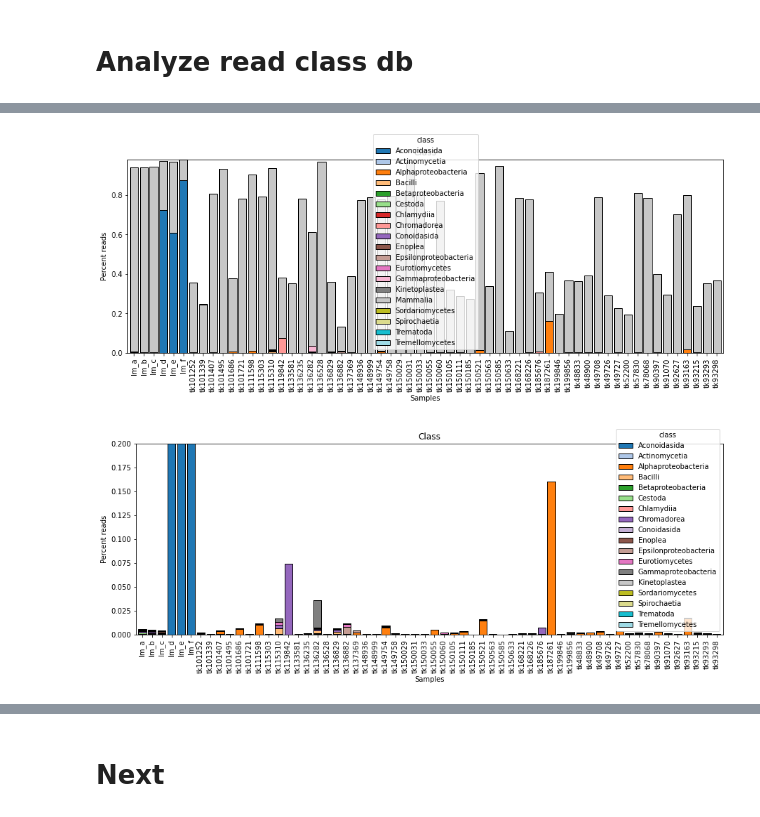
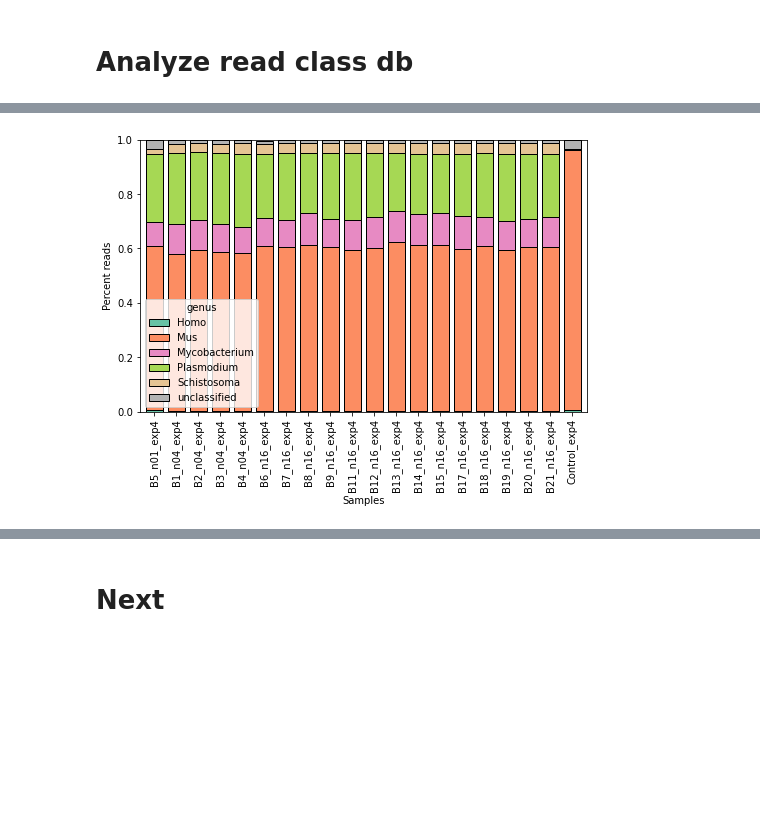
Before and after one commit to nealplatt/pathogen_probes, a Jupyter notebook: code/postseq_analyses.ipynb, the cells around one changed output, grey strips where cells are left out. Drawn from its saved outputs; the diff is of its cells as text; code cells hidden in the pictures; blank space fills up the shorter version.

```diff
--- a/code/postseq_analyses.ipynb
+++ b/code/postseq_analyses.ipynb
@@ -263,5 +294,6 @@ df=pd.read_csv("results/control_kraken2/kraken_reports_wlineages.csv", sep=',')
 # %%
-taxon_num_frags=df.groupby(["sample"])["taxon_num_frags"].sum()
+taxon_num_frags=df.loc[df["kraken_conf"] == 0.0].groupby(["sample"])["taxon_num_frags"].sum()
+
 taxon_num_frags/1_000_000
 # %% [output]
 sample
@@ -290,26 +367,45 @@ np.mean(np.array(taxon_num_frags/1_000_000))
 # %%
-class_agg=df.loc[(df["taxon_num_frags"] > 100)].groupby(['sample','class']).agg({'taxon_num_frags': 'sum'}).reset_index()
+agg=df.loc[ (df["kraken_conf"] == 0.0) & (df['sample'].str.contains("exp4"))].groupby(['sample','genus']).agg({'taxon_num_frags': 'sum'}).reset_index()
 
-class_piv=class_agg.pivot(index="sample", columns="class", values="taxon_num_frags").fillna(0)
+piv=agg.pivot(index="sample", columns="genus", values="taxon_num_frags").fillna(0)
+
 #convert to percentages
-class_piv = class_piv.div(taxon_num_frags, axis=0)
+piv = piv.div(taxon_num_frags.filter(regex="exp4"), axis=0)
 
-fig=class_piv.plot(kind='bar', stacked=True, figsize=(15,5), title="Class", ylabel="Percent reads", xlabel="Samples", width=0.8, ec="black", cmap="tab20")
-#axes[1].legend(loc=2)
 
-fig.figure.savefig('class_w_mammal_gt100reads.svg')
+corder = ["B5_n01_exp4",
+          "B1_n04_exp4",
+          "B2_n04_exp4",
+          "B3_n04_exp4",
+          "B4_n04_exp4",
+          "B6_n16_exp4",
+          "B7_n16_exp4",
+          "B8_n16_exp4",
+          "B9_n16_exp4",
+          "B11_n16_exp4",
+          "B12_n16_exp4",
+          "B13_n16_exp4",
+          "B14_n16_exp4",
+          "B15_n16_exp4",
+          "B17_n16_exp4",
+          "B18_n16_exp4",
+          "B19_n16_exp4",
+          "B20_n16_exp4",
+          "B21_n16_exp4",
+          "Control_exp4"]
+
+piv = piv.reindex(corder, axis=0)
+
+fig=piv.plot(kind='bar',
+             stacked=True,
+             figsize=(8,5),
+             ylabel="Percent reads",
+             xlabel="Samples",
+             width=0.8,
+             ec="black",
+             cmap="Set2",
+             ylim=[0,1])
+fig.figure.savefig('exp4_prop.svg')
+fig.figure.savefig('exp4_prop.png')
 # %% [output]
-[figure, old version]
+[figure, new version]
-# %%
-class_agg=df.loc[(df["class"] != "Mammalia") & (df["taxon_num_frags"] > 100)].groupby(['sample','class']).agg({'taxon_num_frags': 'sum'}).reset_index()
-
-class_piv=class_agg.pivot(index="sample", columns="class", values="taxon_num_frags").fillna(0)
-#convert to percentages
-class_piv = class_piv.div(taxon_num_frags, axis=0)
-
-fig=class_piv.plot(kind='bar', stacked=True, figsize=(15,5), title="Class", ylabel="Percent reads", xlabel="Samples", width=0.8, ec="black", ylim=[0,0.2], colormap="tab20")
-#axes[1].legend(loc=2)
-
-fig.figure.savefig('class_wo_mammal_gt100reads.svg')
-# %% [output]
-[figure, removed]
```
Also changed, not shown: parts of 33 cells of this notebook, 6 other files.
